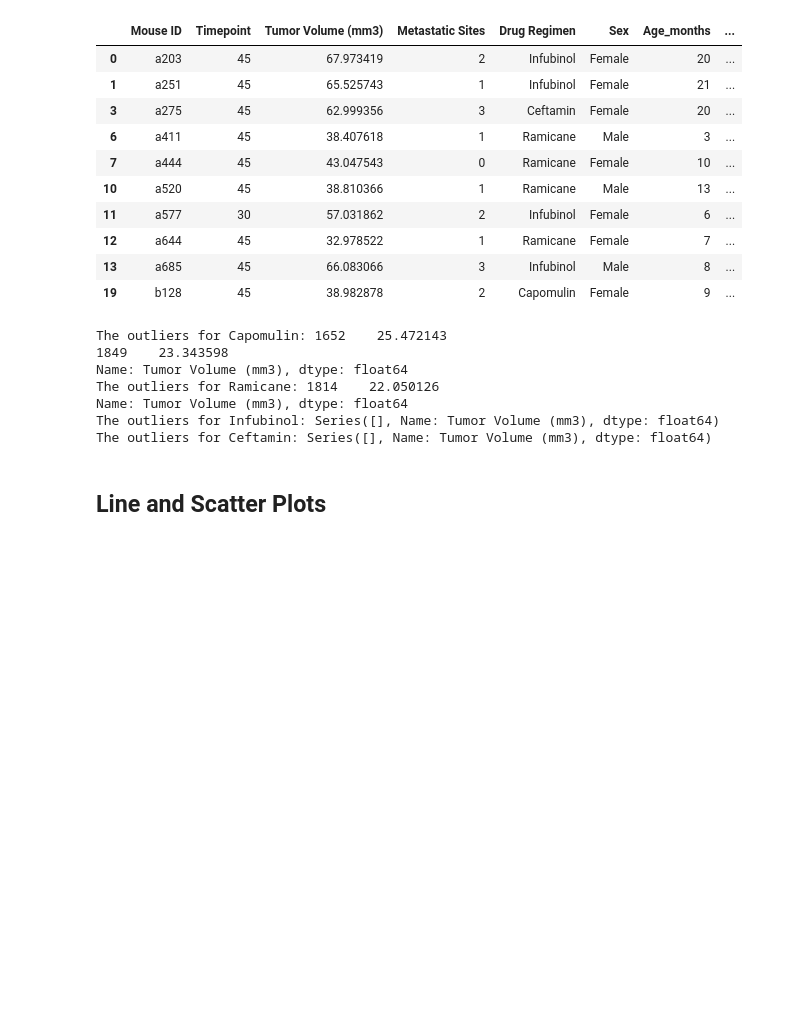
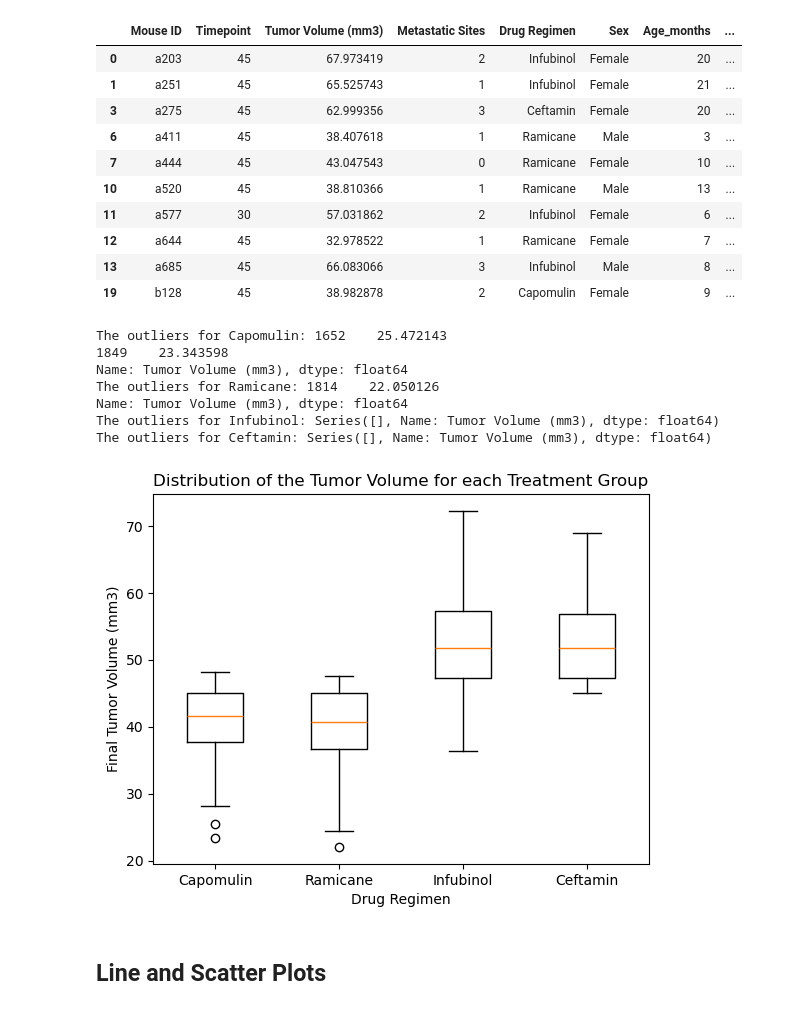
Before and after one commit to Colex317/matplotlib-challenge, a Jupyter notebook: Pymaceuticals/pymaceuticals_starter.ipynb, the cells around one changed output. Saved outputs shown, nothing was run; the diff lists cells and outputs as text; code cells hidden in the pictures; blank space fills up the shorter version.

```diff
--- a/Pymaceuticals/pymaceuticals_starter.ipynb
+++ b/Pymaceuticals/pymaceuticals_starter.ipynb
@@ -231,7 +232,15 @@ Name: Tumor Volume (mm3), dtype: float64
 The outliers for Infubinol: Series([], Name: Tumor Volume (mm3), dtype: float64)
 The outliers for Ceftamin: Series([], Name: Tumor Volume (mm3), dtype: float64)
 # %%
-# Generate a box plot that shows the distrubution of the tumor volume for each treatment group.
+#  Generate a box plot that shows the distrubution of the tumor volume for each treatment group.
+fig1, ax1 = plt.subplots()
+ax1.set_title("Distribution of the Tumor Volume for each Treatment Group")
+ax1.set_ylabel("Final Tumor Volume (mm3)")
+ax1.set_xlabel("Drug Regimen")
+ax1.boxplot(tumor_volume_data, labels=selected_regimens)
+plt.show()
+# %% [output]
+[figure, added]
 # %% [markdown]
 ## Line and Scatter Plots
 # %%
```
Also changed, not shown: parts of 4 cells of this notebook.
